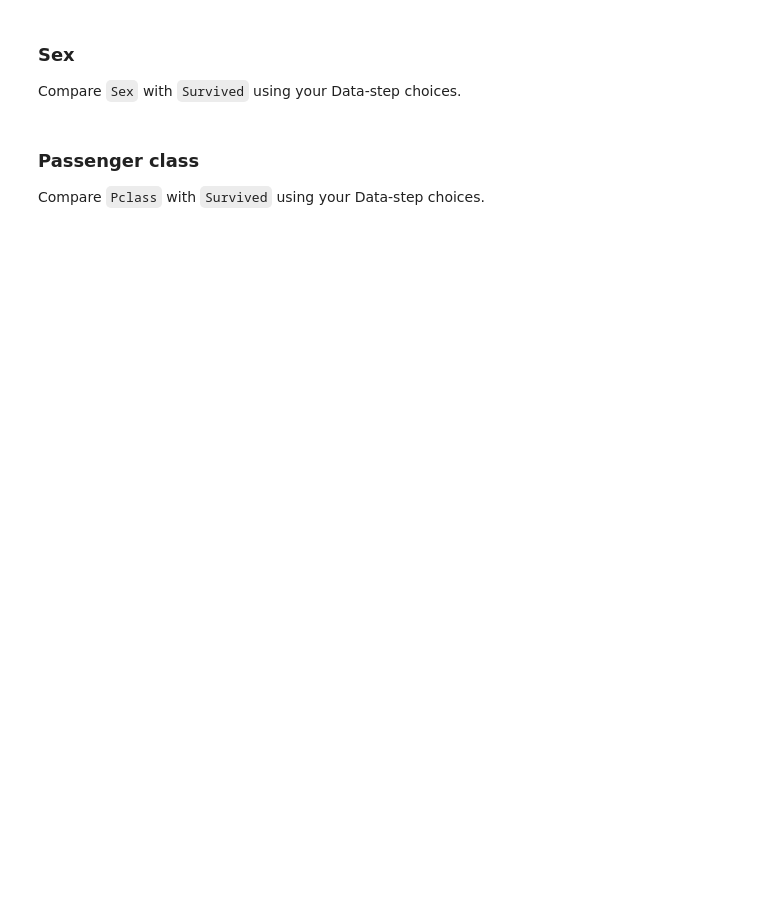
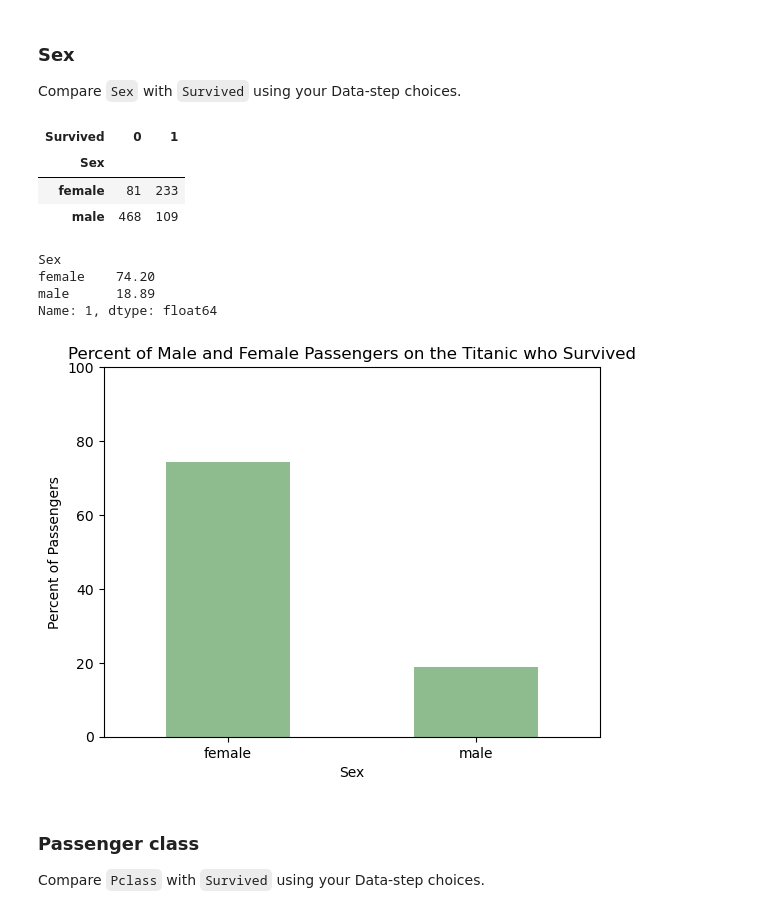
Before and after one commit to JPDeuce/Data_Visualization_and_Modeling_Campus, a Jupyter notebook: week02/lab/Lab - Relationships Between Categorical Features.ipynb, the cells around one changed output. Saved outputs shown, nothing was run; the diff lists cells and outputs as text; code cells hidden in the pictures; blank space fills up the shorter version.

```diff
--- a/week02/lab/Lab - Relationships Between Categorical Features.ipynb
+++ b/week02/lab/Lab - Relationships Between Categorical Features.ipynb
@@ -156,10 +314,31 @@ For age groups, also display joint percentages (`normalize="all"`, multiplied by
 Compare `Sex` with `Survived` using your Data-step choices.
 # %%
 # Create and display the count cross-tab.
+pd.crosstab(titanic_df["Sex"], titanic_df["Survived"])
+# %% [output]
+| Survived | 0 | 1 |
+| Sex |  |  |
+| female | 81 | 233 |
+| male | 468 | 109 |
 # %%
 # Calculate conditional percentages and display only the survived column.
+pd.crosstab(titanic_df["Sex"], titanic_df["Survived"], normalize="index").mul(100).round(2)[1]
+# %% [output]
+Sex
+female    74.20
+male      18.89
+Name: 1, dtype: float64
 # %%
 # Plot the conditional percentage who survived.
+pd.crosstab(titanic_df["Sex"], titanic_df["Survived"], normalize="index").mul(100)[1].plot(kind="bar", color=["darkseagreen"])
+
+plt.title("Percent of Male and Female Passengers on the Titanic who Survived")
+plt.ylabel("Percent of Passengers")
+plt.xticks(rotation=0)
+plt.ylim(0, 100)
+plt.show()
+# %% [output]
+[figure, added]
 # %% [markdown]
 ### Passenger class
 
```
Also changed, not shown: parts of 48 cells of this notebook.
